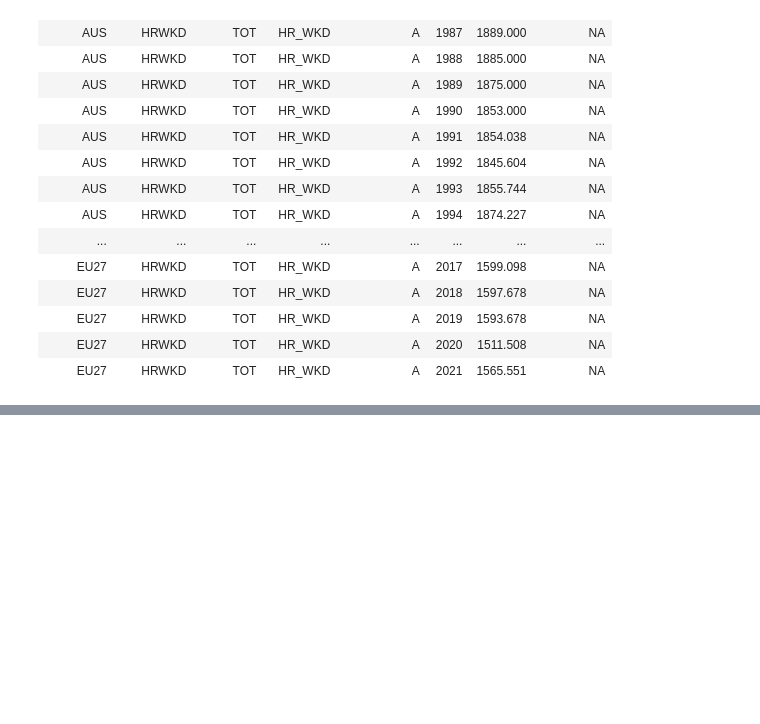
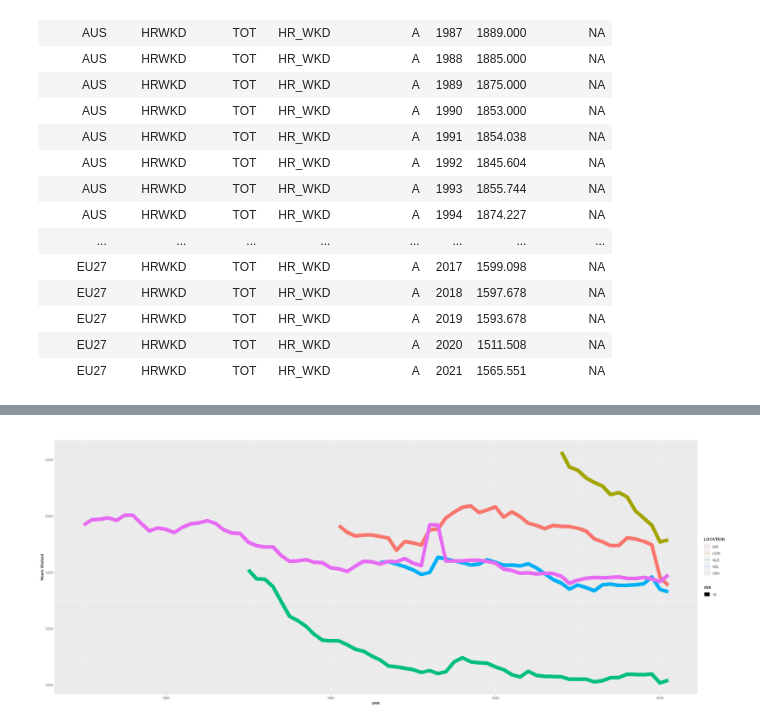
Before and after one commit to yyqbb/DATA201-Group-Project-2022, a Jupyter notebook: oecdlabour.ipynb, the cells around one changed output, grey strips where cells are left out. Cells and saved outputs as stored; diff of their text form; code cells hidden in the pictures; blank space fills up the shorter version.

```diff
--- a/oecdlabour.ipynb
+++ b/oecdlabour.ipynb
@@ -45,3 +101,6 @@ A data.frame: 1803 × 8
 | EU27 | HRWKD | TOT | HR_WKD | A | 2019 | 1593.678 | NA |
 | EU27 | HRWKD | TOT | HR_WKD | A | 2020 | 1511.508 | NA |
 | EU27 | HRWKD | TOT | HR_WKD | A | 2021 | 1565.551 | NA |
+# %%
+oecdlabour_df <- (oecdlabour_df %>% select(LOCATION, TIME, Value))
+oecdlabour_df
@@ -47,0 +151,3 @@ A data.frame: 1803 × 8
+# %%
+filtered_oecd <- oecdlabour_df[oecdlabour_df$LOCATION %in% c('ISR', 'NLD', 'NZL', 'KOR', 'USA'),]
+filtered_oecd
@@ -47,0 +174,7 @@ A data.frame: 1803 × 8
+# %%
+filtered_oecd %>%
+    ggplot(aes(x = TIME, y = Value, col=LOCATION, size=10)) +
+    geom_freqpoly(stat='identity') + #makes a barplot and makes the graph look nice
+    labs(x = 'year', y = 'Hours Worked', title = '') #labels the graph accurately
+# %% [output]
+[figure, added]
```
Also changed, not shown: parts of 7 cells of this notebook, 1 other file.
